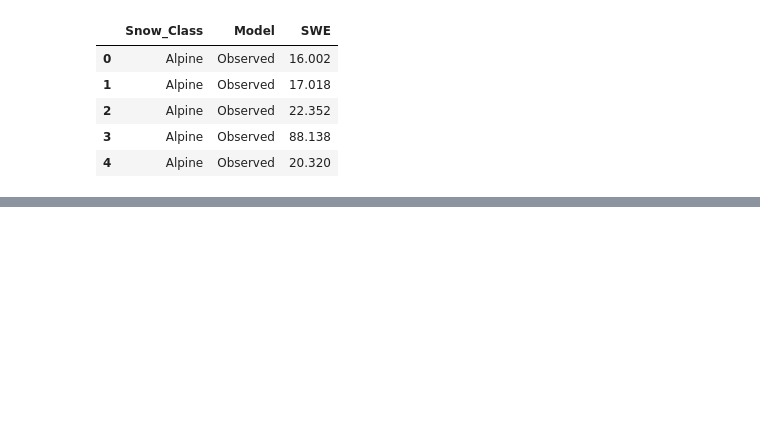
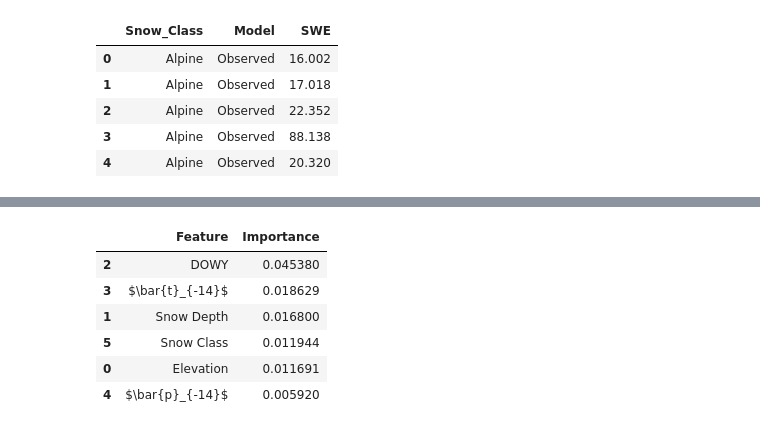
Before and after one commit to cryogars/density-models, a Jupyter notebook: experiments/06_model_evaluation_and_comparison.ipynb, the cells around one changed output, grey strips where cells are left out. Saved outputs shown, nothing was run; the diff lists cells and outputs as text; code cells hidden in the pictures; blank space fills up the shorter version.

```diff
--- a/experiments/06_model_evaluation_and_comparison.ipynb
+++ b/experiments/06_model_evaluation_and_comparison.ipynb
@@ -524,0 +587,12 @@ plt.show()
+# %%
+X_train_raw = data_splits['X_temp'] # train + val instances
+X_test_raw = data_splits['X_test']
+y_train = data_splits['y_temp']
+y_test = data_splits['y_test']
+# %%
+with open('../ML_weights/encoder.pkl', 'rb') as f:
+    loaded_encoder = pickle.load(f)
+
+# Use the loaded encoder
+new_X_cat = loaded_encoder.transform(X_test_raw['Snow_Class'])
+X_test_main = pd.concat([X_test_raw[['Elevation', 'Snow_Depth', 'DOWY']], new_X_cat], axis=1)
@@ -524,0 +626,41 @@ plt.show()
+# %%
+with open('../ML_weights/encoder_climate.pkl', 'rb') as f:
+    loaded_encoder_climate = pickle.load(f)
+
+
+X_test_raw_climate=X_test_raw.dropna(subset = ['TAVG_lag_14d', 'PRECIPITATION_lag_14d'])
+
+# Use the loaded encoder
+new_X_cat_climate = loaded_encoder_climate.transform(X_test_raw_climate['Snow_Class'])
+X_test_climate = pd.concat([X_test_raw_climate[['Elevation', 'Snow_Depth', 'DOWY','TAVG_lag_14d', 'PRECIPITATION_lag_14d']], new_X_cat_climate], axis=1)
+# %%
+## Calculate SHAP values for the density model
+xgb_climate.set_param({"device": "cuda:3"}) ## comment this oit if you do not have a GPU
+explainer = shap.TreeExplainer(xgb_climate)
+shap_values_climate = explainer.shap_values(X_test_climate)
+# %%
+shap_importance_climate=(
+    pd.DataFrame(
+        data={
+            "Feature": xgb_climate.feature_names,
+            "Importance": np.abs(shap_values_climate).mean(axis=0)
+        }
+    )
+    .sort_values(by="Importance", ascending=False)
+    .replace({
+        'Snow_Class': 'Snow Class',
+        'Snow_Depth': 'Snow Depth',
+        'TAVG_lag_14d': r'$\bar{t}_{-14}$',
+        'PRECIPITATION_lag_14d': r'$\bar{p}_{-14}$'
+    })
+)
+
+shap_importance_climate
+# %% [output]
+|  | Feature | Importance |
+| 2 | DOWY | 0.045380 |
+| 3 | $\bar{t}_{-14}$ | 0.018629 |
+| 1 | Snow Depth | 0.016800 |
+| 5 | Snow Class | 0.011944 |
+| 0 | Elevation | 0.011691 |
+| 4 | $\bar{p}_{-14}$ | 0.005920 |
```
Also changed, not shown: parts of 21 cells of this notebook.
